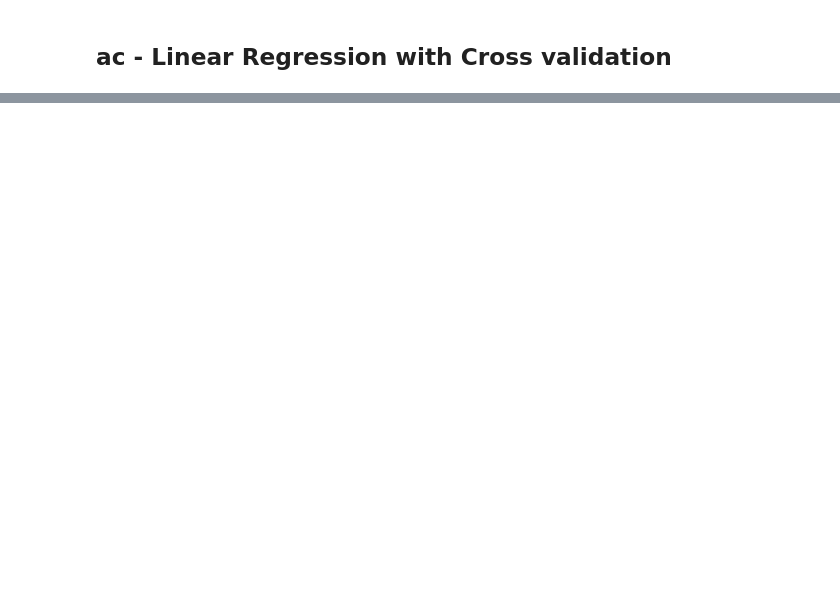
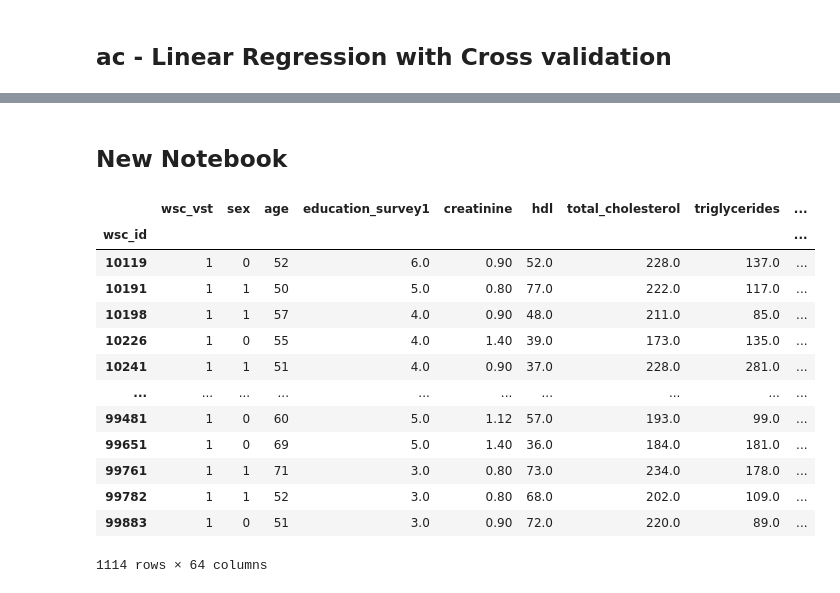
Before and after one commit to pandit-a/dreamteam, a Jupyter notebook: notebooks/ac_clean_notebook_v1.ipynb, the cells around one changed output, grey strips where cells are left out. Cells and saved outputs as stored; diff of their text form; code cells hidden in the pictures; blank space fills up the shorter version.

Commit message:
updated notebook - nothing of value

```diff
--- a/notebooks/ac_clean_notebook_v1.ipynb
+++ b/notebooks/ac_clean_notebook_v1.ipynb
@@ -535,0 +554,2 @@ cv_results['test_score'].mean()
+# %% [markdown]
+## New Notebook
@@ -535,0 +559,19 @@ cv_results['test_score'].mean()
+# %%
+features_to_remove_2 = ['zung_score', 'hipgirthm', 'waistgirthm', 'waist_girth2', 'hip_girth2', 'sit_dia2', 'sitdiam', 'sit_sys2', 'sitsysm', 'neckgirthm', 'neck_girth2', 'ldl', 'bmi', 'caffeine', 'beer_week', 'wine_week', 'hard_week', 'pack_years', 'smoke_curr', 'smoke_quit', 'bowls_day', 'cigars_day', 'trait', 'state', 'glucose', 'thyroid_ynd', 'arrhythmia_ynd', 'arthritis_ynd', 'hypertension_ynd', 'htn_acei_med',  'htn_beta_med',  'htn_diuretic_med']
+# %%
+data_df1.drop(features_to_remove_2, axis=1)
+# %% [output]
+|  | wsc_vst | sex | age | education_survey1 | creatinine | hdl | total_cholesterol | triglycerides | ... |
+| wsc_id |  |  |  |  |  |  |  |  | ... |
+| 10119 | 1 | 0 | 52 | 6.0 | 0.90 | 52.0 | 228.0 | 137.0 | ... |
+| 10191 | 1 | 1 | 50 | 5.0 | 0.80 | 77.0 | 222.0 | 117.0 | ... |
+| 10198 | 1 | 1 | 57 | 4.0 | 0.90 | 48.0 | 211.0 | 85.0 | ... |
+| 10226 | 1 | 0 | 55 | 4.0 | 1.40 | 39.0 | 173.0 | 135.0 | ... |
+| 10241 | 1 | 1 | 51 | 4.0 | 0.90 | 37.0 | 228.0 | 281.0 | ... |
+| ... | ... | ... | ... | ... | ... | ... | ... | ... | ... |
+| 99481 | 1 | 0 | 60 | 5.0 | 1.12 | 57.0 | 193.0 | 99.0 | ... |
+| 99651 | 1 | 0 | 69 | 5.0 | 1.40 | 36.0 | 184.0 | 181.0 | ... |
+| 99761 | 1 | 1 | 71 | 3.0 | 0.80 | 73.0 | 234.0 | 178.0 | ... |
+| 99782 | 1 | 1 | 52 | 3.0 | 0.80 | 68.0 | 202.0 | 109.0 | ... |
+| 99883 | 1 | 0 | 51 | 3.0 | 0.90 | 72.0 | 220.0 | 89.0 | ... |
+1114 rows × 64 columns
```
Also changed, not shown: parts of 20 cells of this notebook.
